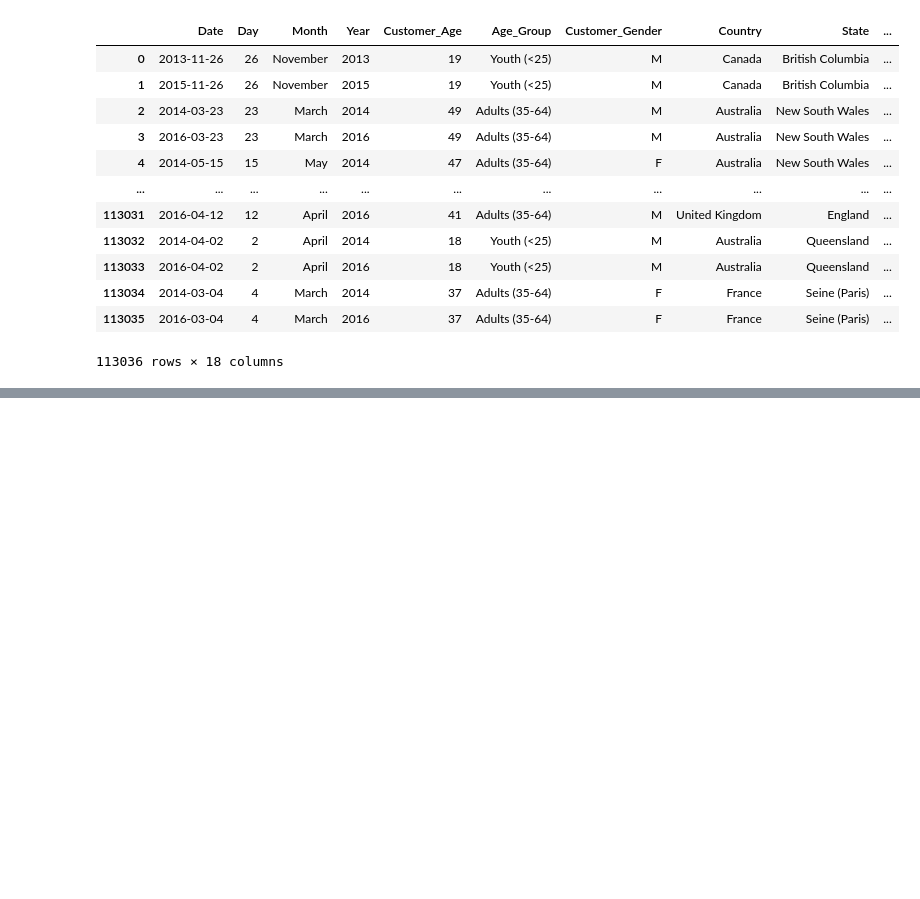
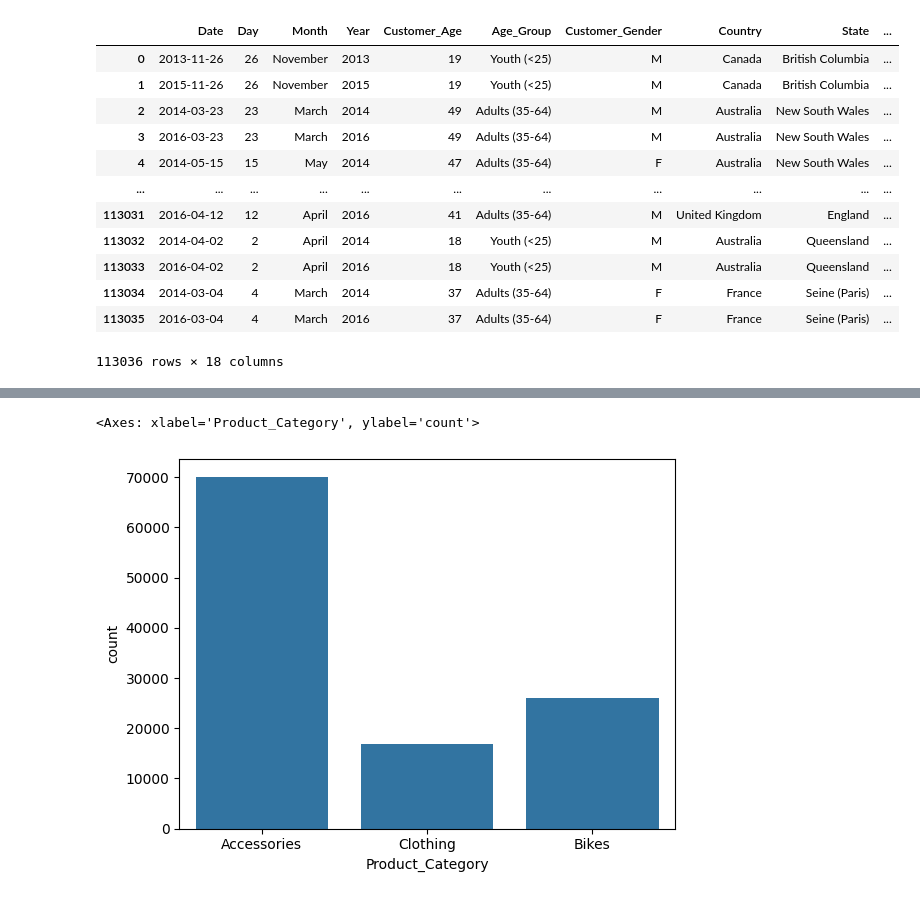
Before and after one commit to s28600/SUML, a Jupyter notebook: sample.ipynb, the cells around one changed output, grey strips where cells are left out. Drawn from its saved outputs; the diff is of its cells as text; code cells hidden in the pictures; blank space fills up the shorter version.

```diff
--- a/sample.ipynb
+++ b/sample.ipynb
@@ -32,0 +68,5 @@ sales
+# %%
+sns.countplot(x='Product_Category', data=sales)
+# %% [output]
+<Axes: xlabel='Product_Category', ylabel='count'>
+[figure, added]
```
Also changed, not shown: parts of 5 cells of this notebook.
